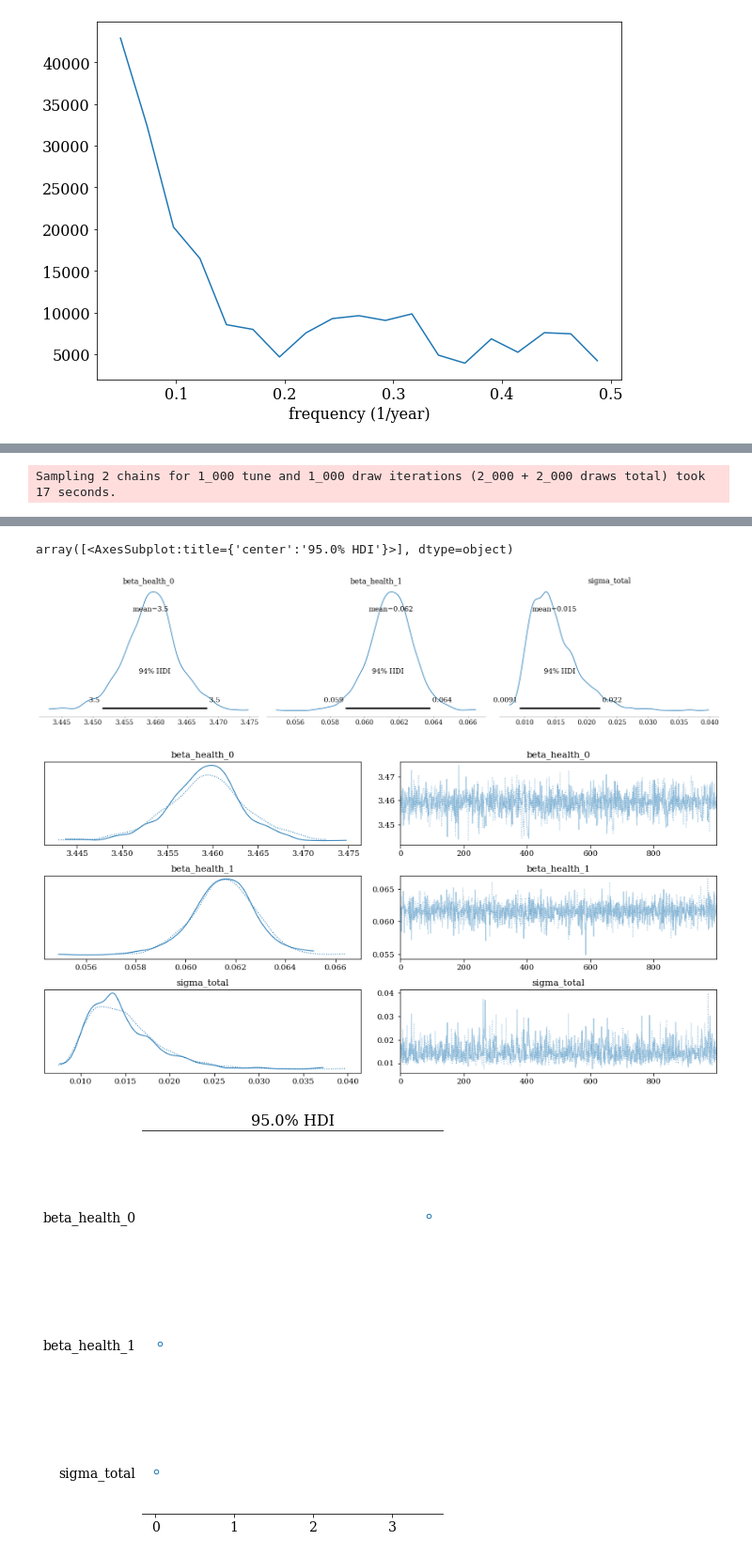
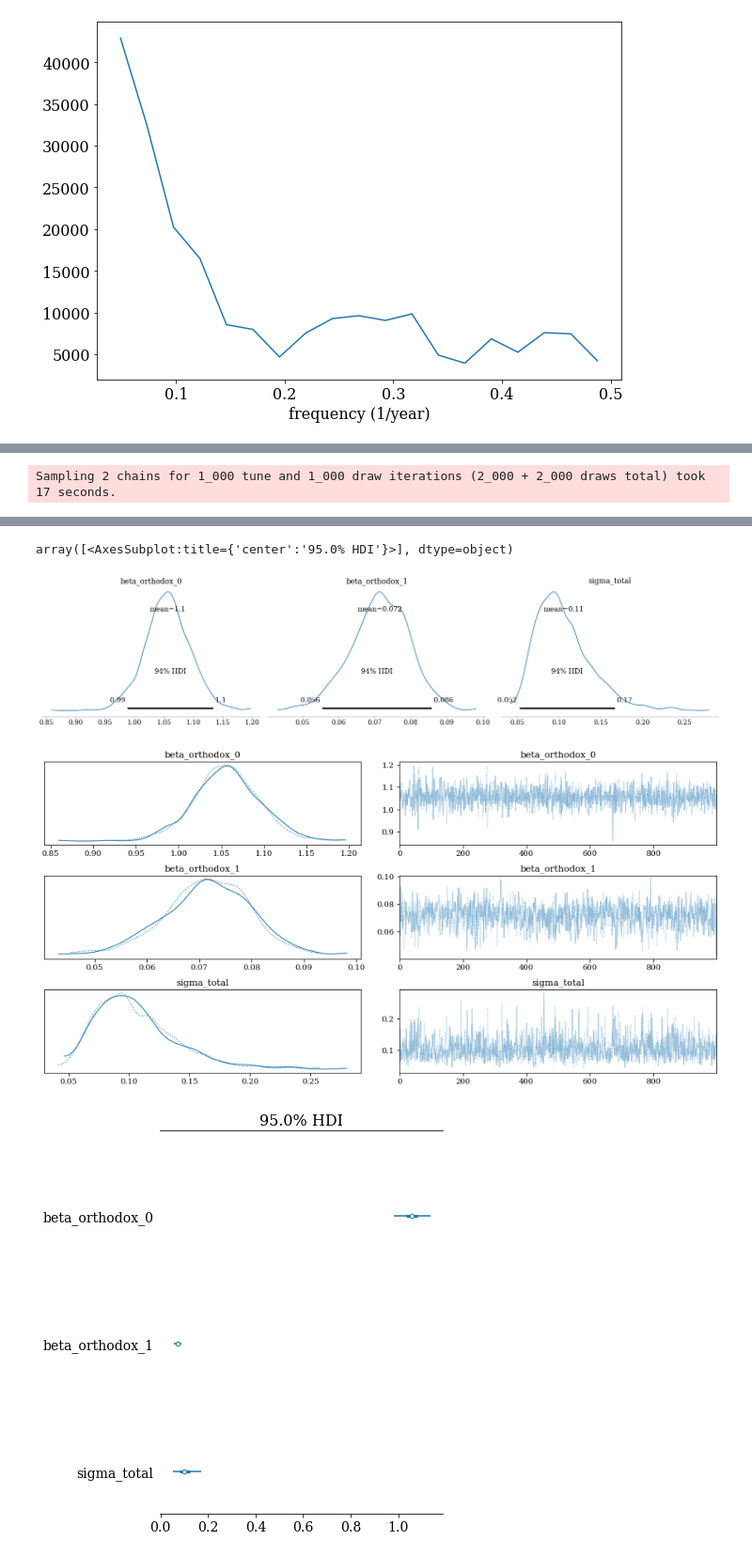
Before and after one commit to AnttiHaerkoenen/vyborg_orthodox, a Jupyter notebook: notebooks/missing_orthodox.ipynb, the cells around one changed output, grey strips where cells are left out. Shown: that part at 94% size. Cells and saved outputs as stored; diff of their text form; code cells hidden in the pictures.

```diff
--- a/notebooks/missing_orthodox.ipynb
+++ b/notebooks/missing_orthodox.ipynb
@@ -192,44 +210,40 @@ $ \beta_r \sim N\begin{pmatrix}\begin{bmatrix} 0.21 \times 0.3 \\ 0.004 \end{bma
 # %%
-import pymc3 as pm
-import arviz as az
-import matplotlib.pyplot as plt
+data_register = data_health.iloc[[0, 1, 2, 7, 8, 9, ]]
 
-data_pm = data.iloc[26:-3,]
-standard = 1_000
-data_pm = data_pm / standard
-start = 1906
+mu_beta_orthodox_0 = 3.5 * 0.3
+mu_beta_orthodox_1 = 0.062
 
-with pm.Model() as model_health_council_orthodox:
-    t = np.asarray(data_pm.index)
-    beta_health_0 = pm.Normal(
-        "beta_health_0",
-        mu=3,
+with pm.Model() as model_orthodox:
+    t = np.asarray(data_register.index)
+    beta_orthodox_0 = pm.Normal(
+        "beta_orthodox_0",
+        mu=mu_beta_orthodox_0,
         sigma=0.1,
     )
-    beta_health_1 = pm.Normal(
-        "beta_health_1",
-        mu=0.05,
+    beta_orthodox_1 = pm.Normal(
+        "beta_orthodox_1",
+        mu=mu_beta_orthodox_1,
         sigma=0.01,
     )
     sigma_total = pm.HalfNormal(
         'sigma_total',
         sigma=0.1,
     )
-    mu_health = beta_health_0 + beta_health_1 * (t - t.mean())
-    health_council = pm.Normal(
-        'health_council',
-        mu=mu_health,
+    mu_total = beta_orthodox_0 + beta_orthodox_1 * (t - t.mean())
+    total = pm.Normal(
+        'register',
+        mu=mu_total,
         sigma=sigma_total,
-        observed=data_pm.health_council_orthodox,
+        observed=data_register.register_orthodox,
     )
-    trace_health = pm.sample(1000, tune=2000, init="advi+adapt_diag")
-    prior_health = pm.sample_prior_predictive()
-    posterior_health = pm.sample()
-    posterior_pred_health = pm.sample_posterior_predictive(posterior_health)
+    trace = pm.sample(1000, tune=2000, init="advi+adapt_diag")
+    prior = pm.sample_prior_predictive()
+    posterior = pm.sample()
+    posterior_pred = pm.sample_posterior_predictive(posterior)
 
-az.plot_posterior(posterior_health)
-az.plot_trace(posterior_health)
-az.plot_forest(posterior_health, combined=True, hdi_prob=0.95)
+az.plot_posterior(posterior)
+az.plot_trace(posterior)
+az.plot_forest(posterior, combined=True, hdi_prob=0.95)
 # %% [output]
 Auto-assigning NUTS sampler...
 Initializing NUTS using advi+adapt_diag...
@@ -247,7 +262,7 @@ NUTS: [sigma_total, beta_health_1, beta_health_0]
 [interactive output not drawn]
 Sampling 2 chains for 1_000 tune and 1_000 draw iterations (2_000 + 2_000 draws total) took 17 seconds.
 [interactive output not drawn]
 array([<AxesSubplot:title={'center':'95.0% HDI'}>], dtype=object)
-[figure, old version]
+[figure, new version]
-[figure, old version]
+[figure, new version]
-[figure, old version]
+[figure, new version]
```
Also changed, not shown: parts of 7 cells of this notebook.
